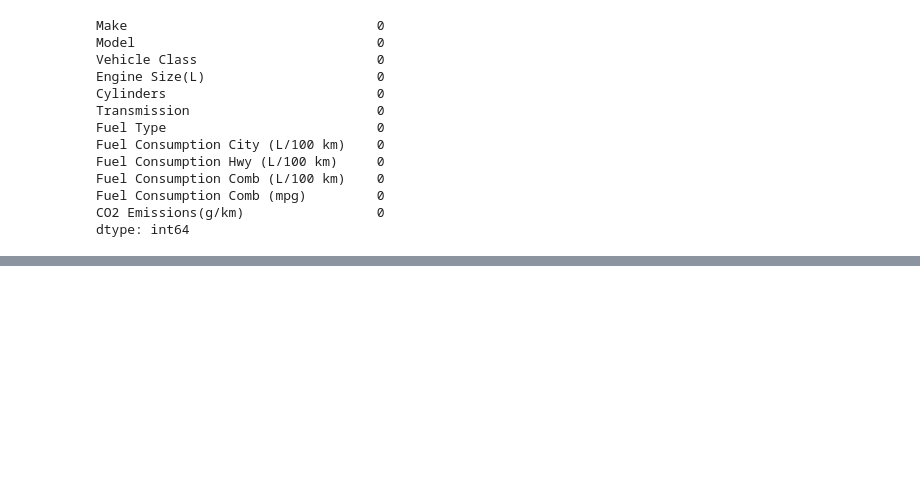
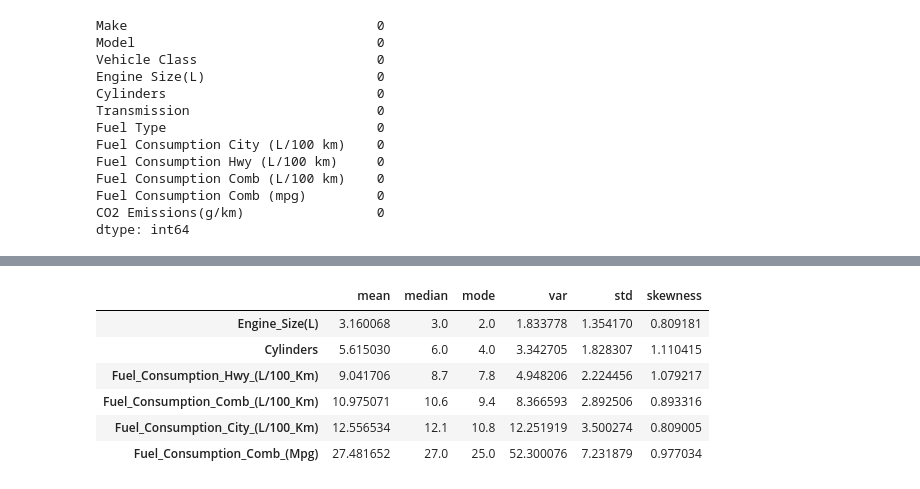
Before and after one commit to aryangaikwadgit/vehicle_co2_emission, a Jupyter notebook: Untitled.ipynb, the cells around one changed output, grey strips where cells are left out. Drawn from its saved outputs; the diff is of its cells as text; code cells hidden in the pictures; blank space fills up the shorter version.

```diff
--- a/Untitled.ipynb
+++ b/Untitled.ipynb
@@ -79,0 +149,20 @@ SyntaxError: invalid syntax (343737671.py, line 1)
+# %%
+def statistical_analysis(x):
+    stats={
+        "mean" : x.mean(),
+        "median" : x.median(),
+        "mode" : x.mode().iloc[0],
+        "var" : x.var(),
+        "std" :x.std(),
+        "skewness" : x.skew()
+    }
+    return pd.DataFrame(stats)
+statistical_analysis(df[numerical_features]).sort_values(by = "mean")
+# %% [output]
+|  | mean | median | mode | var | std | skewness |
+| Engine_Size(L) | 3.160068 | 3.0 | 2.0 | 1.833778 | 1.354170 | 0.809181 |
+| Cylinders | 5.615030 | 6.0 | 4.0 | 3.342705 | 1.828307 | 1.110415 |
+| Fuel_Consumption_Hwy_(L/100_Km) | 9.041706 | 8.7 | 7.8 | 4.948206 | 2.224456 | 1.079217 |
+| Fuel_Consumption_Comb_(L/100_Km) | 10.975071 | 10.6 | 9.4 | 8.366593 | 2.892506 | 0.893316 |
+| Fuel_Consumption_City_(L/100_Km) | 12.556534 | 12.1 | 10.8 | 12.251919 | 3.500274 | 0.809005 |
+| Fuel_Consumption_Comb_(Mpg) | 27.481652 | 27.0 | 25.0 | 52.300076 | 7.231879 | 0.977034 |
```
Also changed, not shown: parts of 10 cells of this notebook, 3 other files.
